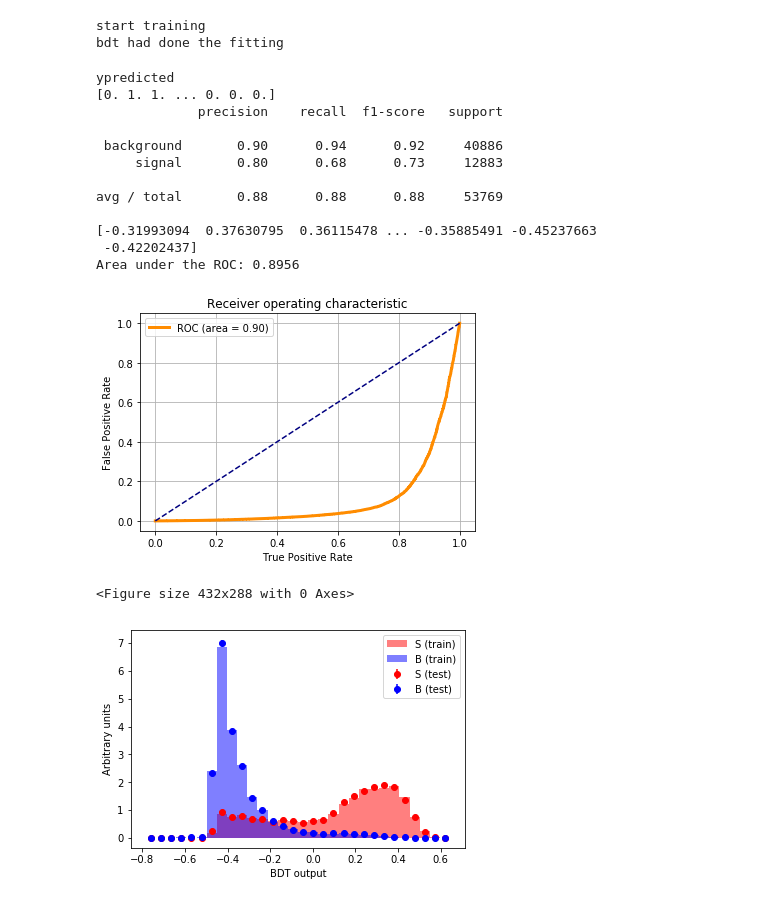
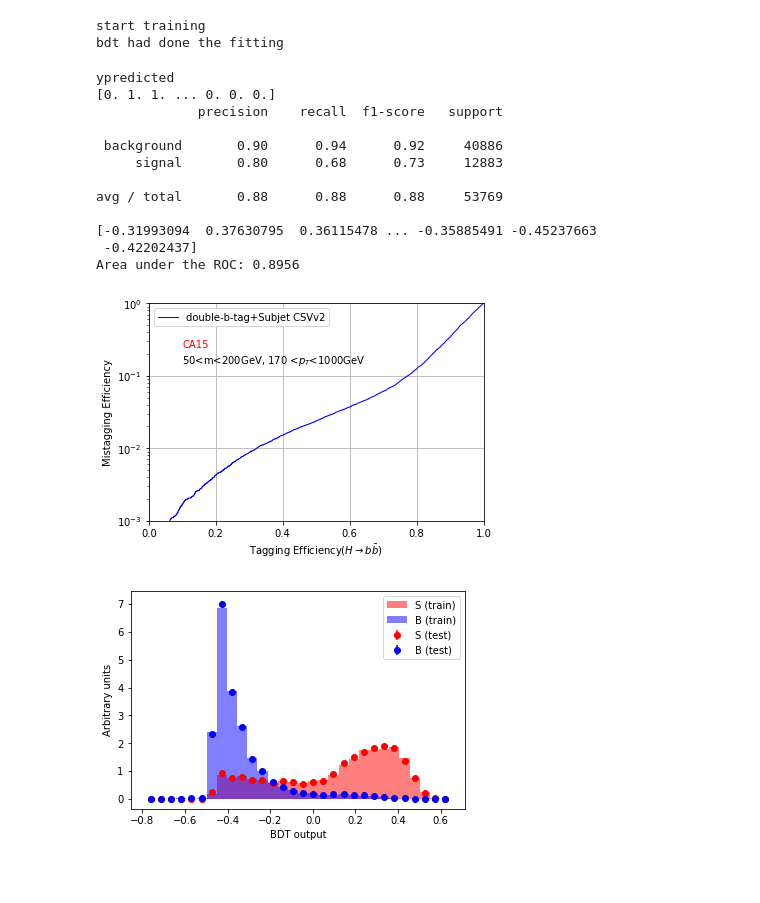
Before and after one commit to ramankhurana/MonoH, a Jupyter notebook: MonoHbb/DoubleBTagger/CA15DoubleBJetTagger.ipynb, the cells around one changed output. Saved outputs shown, nothing was run; the diff lists cells and outputs as text; code cells hidden in the pictures; blank space fills up the shorter version.

```diff
--- a/MonoHbb/DoubleBTagger/CA15DoubleBJetTagger.ipynb
+++ b/MonoHbb/DoubleBTagger/CA15DoubleBJetTagger.ipynb
@@ -292,43 +293,54 @@ print ("ypredicted")
 print (y_predicted)
 
 print (classification_report(y_test, y_predicted,
                             target_names=["background", "signal"]))
 
 from sklearn.metrics import roc_curve, auc
 decisions = bdt.decision_function(X_test)
 print (decisions)
 print ("Area under the ROC: %.4f" %roc_auc_score(y_test,decisions))
 
 fpr, tpr, thresholds = roc_curve(y_test, decisions)
 roc_auc = auc(fpr, tpr)
 
-plt.plot(tpr,fpr, color='darkorange', lw=3, label='ROC (area = %0.2f)'%(roc_auc))
+#plt.plot(tpr,fpr, color='darkorange', lw=3, label='ROC (area = %0.2f)'%(roc_auc))
+plt.plot(tpr,fpr, color='blue', lw=1, label='double-b-tag+Subjet CSVv2')
 
-plt.plot([0, 1], [0, 1], '--', color='navy')
-plt.xlim([-0.05, 1.05])
-plt.ylim([-0.05, 1.05])
-plt.ylabel(r'False Positive Rate')
-plt.xlabel(r'True Positive Rate')
-plt.title(r'Receiver operating characteristic')
+#plt.plot([0, 1], [0, 1], '--', color='navy')
+plt.xlim([0.0, 1.0])
+plt.ylim([0.001, 1])
+plt.ylabel(r'Mistagging Efficiency')
+plt.xlabel(r'Tagging Efficiency(${H \rightarrow b\bar b}$)')
+# plt.title(r'Receiver operating characteristic')
 plt.legend(loc="upper left")
 plt.grid()
+plt.yscale('log')
+plt.text(.1, 0.25, r'CA15',color='r')
+plt.text(.1, 0.15, r'50<m<200GeV, 170 <$p_{T}$<1000GeV')
+# fig = plt.figure()
+# ax = fig.add_subplot(111)
+# ax.text(2, 6, r'an equation: $E=mc^2$', fontsize=15)
+# ticks=[pow(10,i) for i in range(-3,1)]
+# plt.yticks(ticks,ticks)
+# plt.yticks([0.001,0.01,0.1,1])
+# plt.yscale('log')
+plt.savefig('roc.pdf')
+plt.savefig('roc.png')
 plt.show()
-plt.savefig('roc')
 # %% [output]
 ypredicted
 [0. 1. 1. ... 0. 0. 0.]
              precision    recall  f1-score   support
 
  background       0.90      0.94      0.92     40886
      signal       0.80      0.68      0.73     12883
 
 avg / total       0.88      0.88      0.88     53769
 
 [-0.31993094  0.37630795  0.36115478 ... -0.35885491 -0.45237663
  -0.42202437]
 Area under the ROC: 0.8956
-[figure, old version]
+[figure, new version]
-<Figure size 432x288 with 0 Axes>
 # %%
 def compare_train_test(clf, X_train, y_train, X_test, y_test, bins=30):
     decisions = []
```
Also changed, not shown: parts of 8 cells of this notebook, 3 other files.
